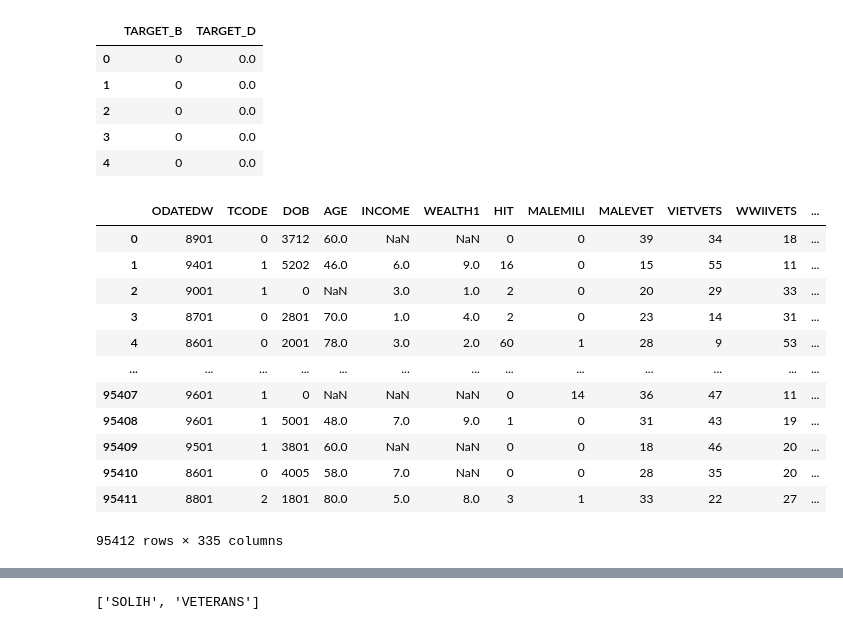
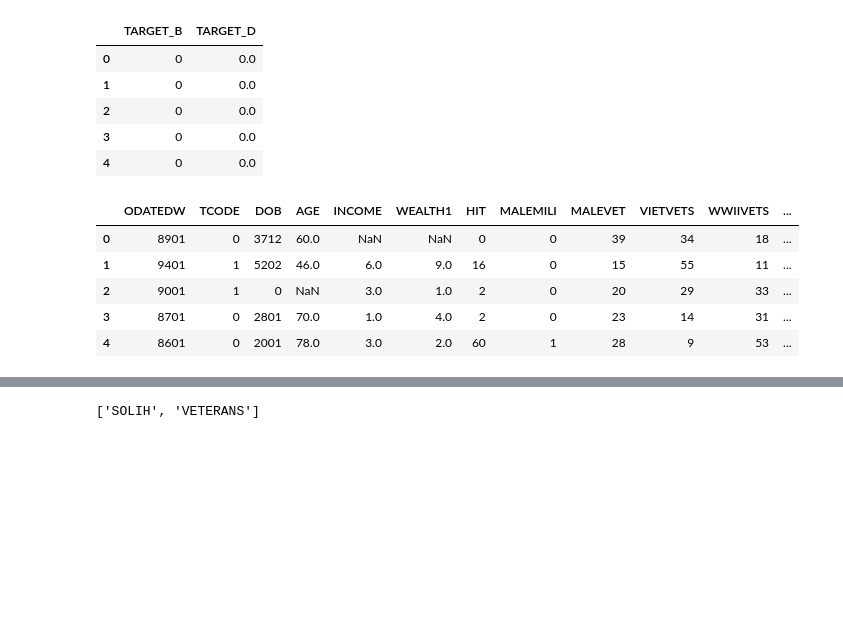
Before and after one commit to CallmeIshmaelH/lab-revisiting-machine-learning, a Jupyter notebook: LAB_6.09_revisiting_machine_learning.ipynb, the cells around one changed output, grey strips where cells are left out. Drawn from its saved outputs; the diff is of its cells as text; code cells hidden in the pictures; blank space fills up the shorter version.

```diff
--- a/LAB_6.09_revisiting_machine_learning.ipynb
+++ b/LAB_6.09_revisiting_machine_learning.ipynb
@@ -28,6 +28,7 @@ from sklearn.neighbors import KNeighborsClassifier
 import matplotlib.pyplot as plt
 import seaborn as sns
 pd.set_option('display.max_columns', None)
+pd.set_option('display.max_rows', None)
 # %%
 # import data as a data frame.
 labdata = pd.read_csv('C:/Users/Ish/Documents/Ironhack Bootcamp/Unit 6/Day 5/learningSet.csv')
@@ -157,22 +162,15 @@ Y.head()
 # %%
 # select numeric data from labdata and remove target columns.
 numeric_data = labdata._get_numeric_data()
 numeric_data.drop(columns = ['TARGET_B', 'TARGET_D'], inplace= True)
-numeric_data
+numeric_data.head()
 # %% [output]
 |  | ODATEDW | TCODE | DOB | AGE | INCOME | WEALTH1 | HIT | MALEMILI | MALEVET | VIETVETS | WWIIVETS | ... |
 | 0 | 8901 | 0 | 3712 | 60.0 | NaN | NaN | 0 | 0 | 39 | 34 | 18 | ... |
 | 1 | 9401 | 1 | 5202 | 46.0 | 6.0 | 9.0 | 16 | 0 | 15 | 55 | 11 | ... |
 | 2 | 9001 | 1 | 0 | NaN | 3.0 | 1.0 | 2 | 0 | 20 | 29 | 33 | ... |
 | 3 | 8701 | 0 | 2801 | 70.0 | 1.0 | 4.0 | 2 | 0 | 23 | 14 | 31 | ... |
 | 4 | 8601 | 0 | 2001 | 78.0 | 3.0 | 2.0 | 60 | 1 | 28 | 9 | 53 | ... |
-| ... | ... | ... | ... | ... | ... | ... | ... | ... | ... | ... | ... | ... |
-| 95407 | 9601 | 1 | 0 | NaN | NaN | NaN | 0 | 14 | 36 | 47 | 11 | ... |
-| 95408 | 9601 | 1 | 5001 | 48.0 | 7.0 | 9.0 | 1 | 0 | 31 | 43 | 19 | ... |
-| 95409 | 9501 | 1 | 3801 | 60.0 | NaN | NaN | 0 | 0 | 18 | 46 | 20 | ... |
-| 95410 | 8601 | 0 | 4005 | 58.0 | 7.0 | NaN | 0 | 0 | 28 | 35 | 20 | ... |
-| 95411 | 8801 | 2 | 1801 | 80.0 | 5.0 | 8.0 | 3 | 1 | 33 | 22 | 27 | ... |
-95412 rows × 335 columns
 # %%
 # Select categorical data from labdata
 categorical_data = labdata.select_dtypes('object')
```
Also changed, not shown: parts of 27 cells of this notebook, 1 other file.
